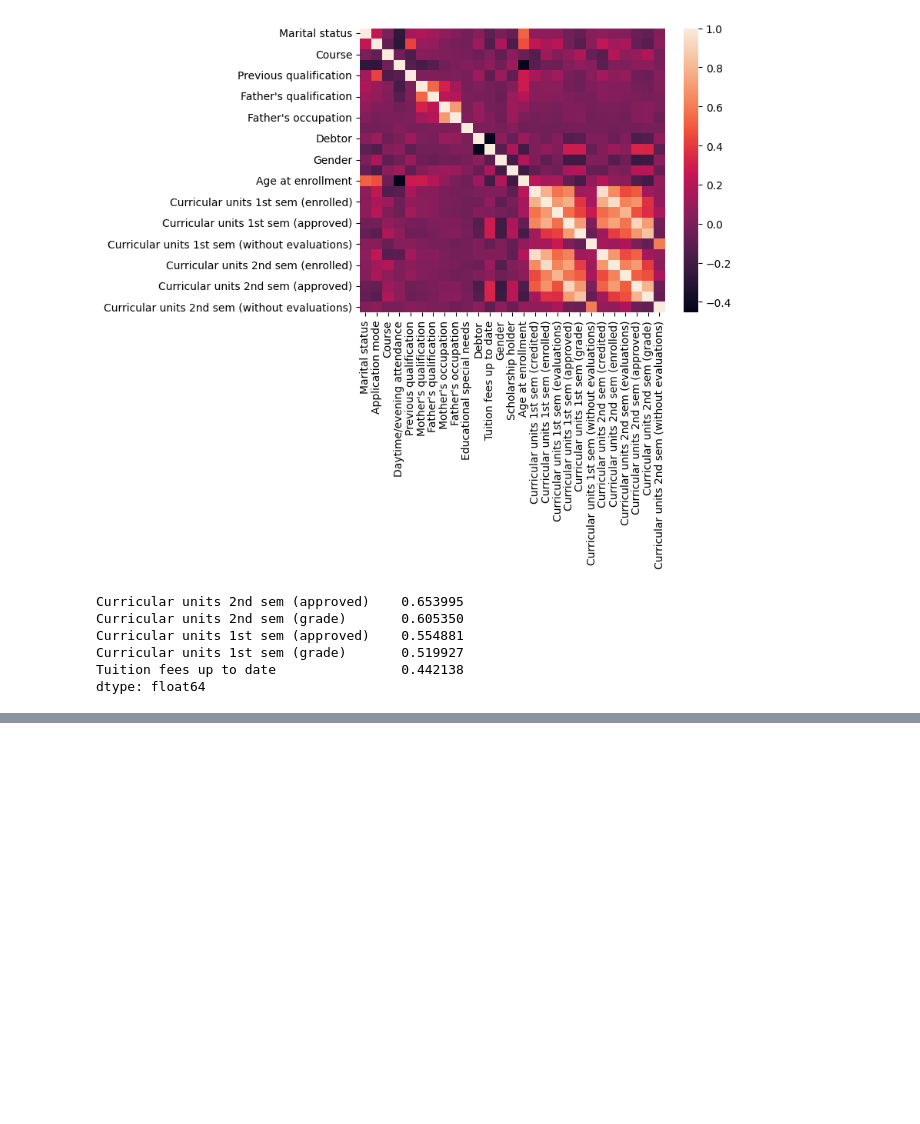
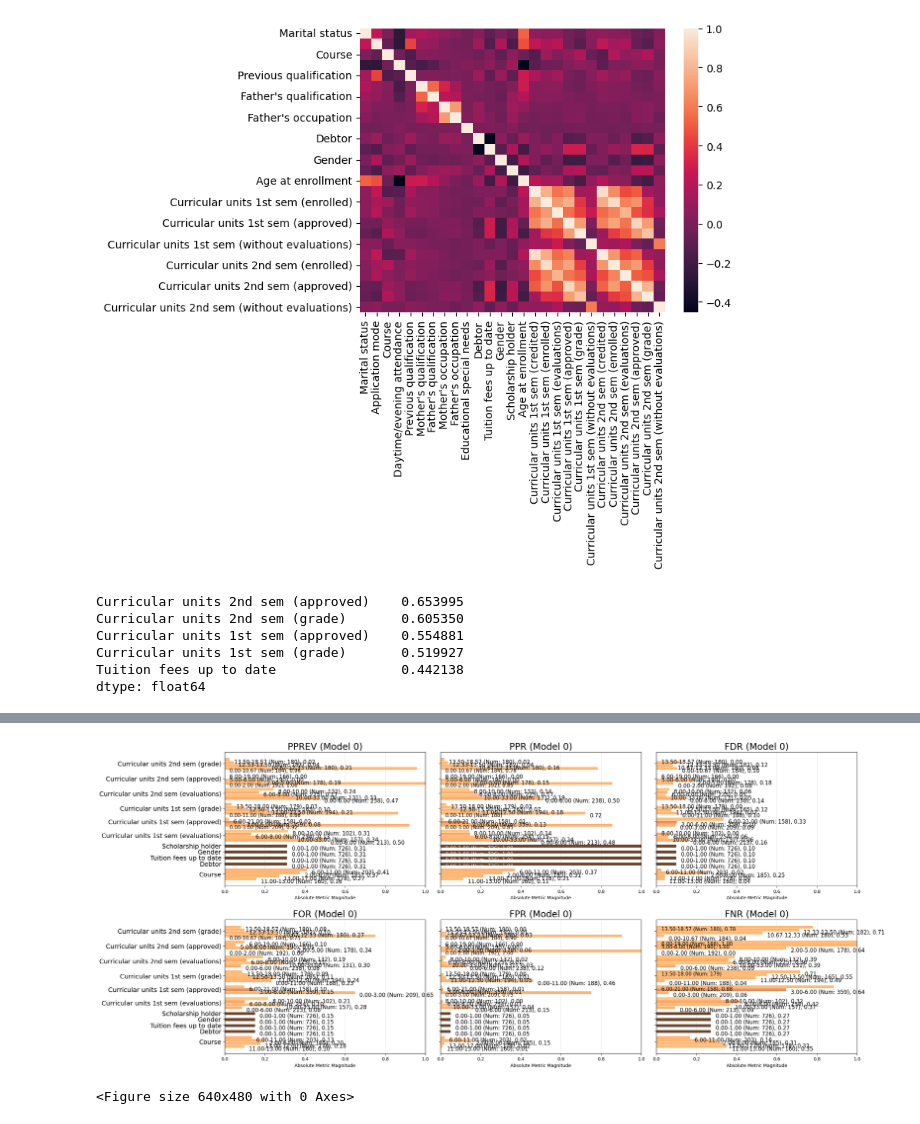
Before and after one commit to CS-UCR/final-project-dumpy, a Jupyter notebook: AequitasAnalysis.ipynb, the cells around one changed output, grey strips where cells are left out. Saved outputs shown, nothing was run; the diff lists cells and outputs as text; code cells hidden in the pictures; blank space fills up the shorter version.

```diff
--- a/AequitasAnalysis.ipynb
+++ b/AequitasAnalysis.ipynb
@@ -203,0 +319,5 @@ df_ae, _ = preprocess_input_df(df_prepro)
+# %%
+a = aqp.plot_group_metric_all(xtab_short, ncols=3)
+# %% [output]
+[figure, added]
+<Figure size 640x480 with 0 Axes>
```
Also changed, not shown: parts of 35 cells of this notebook.
